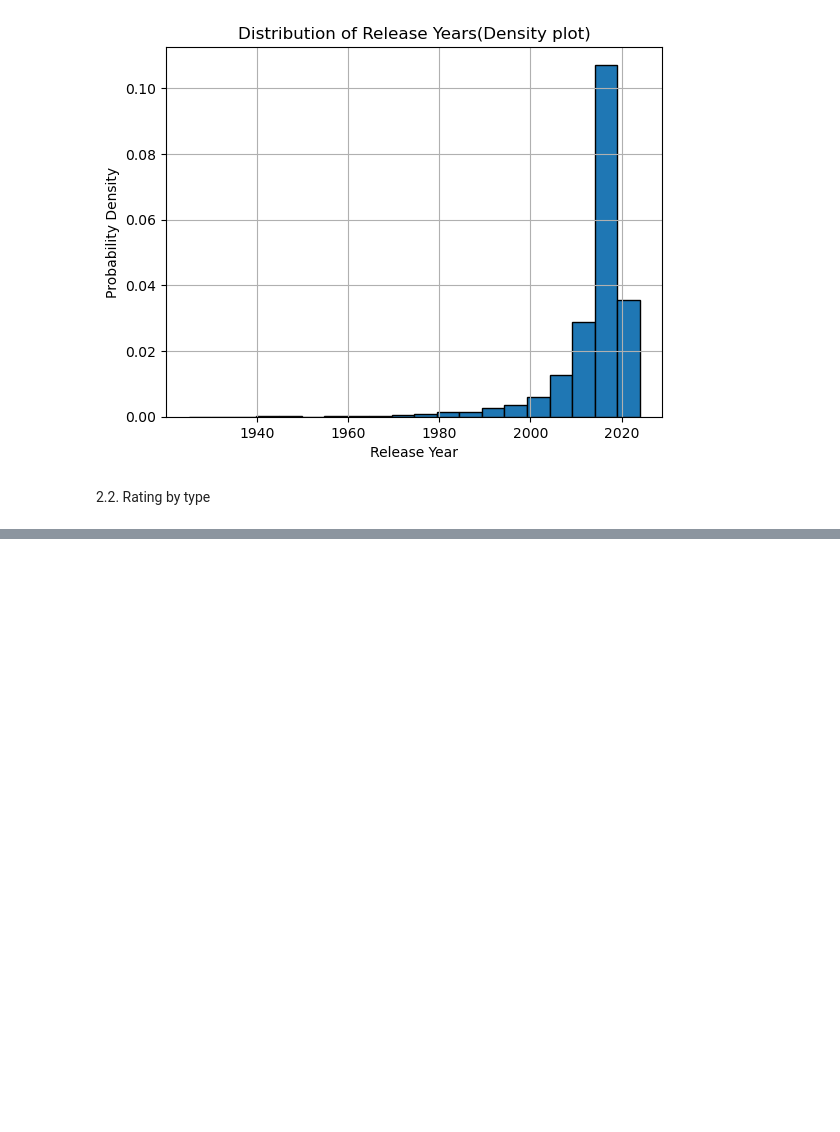
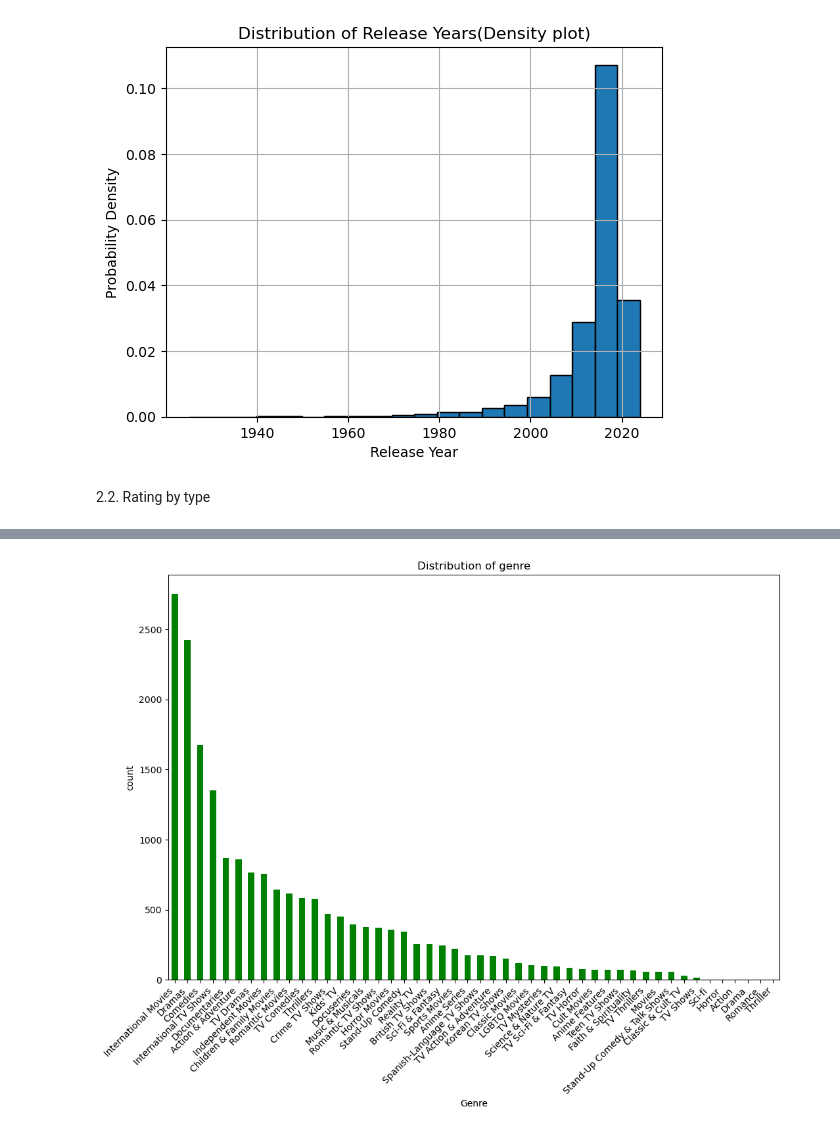
Before and after one commit to ashimwedenyse/huzalab-AI-training-ML-models, a Jupyter notebook: week9.ipynb, the cells around one changed output, grey strips where cells are left out. Cells and saved outputs as stored; diff of their text form; code cells hidden in the pictures; blank space fills up the shorter version.

```diff
--- a/week9.ipynb
+++ b/week9.ipynb
@@ -261,0 +286,3 @@ plt.show()
+# %%
+data['listed_in'] =data['listed_in'].str.split(', ')
+data['listed_in'].explode().value_counts()
@@ -261,0 +307,10 @@ plt.show()
+# %%
+plt.figure(figsize=(12,8))
+data['listed_in'].explode().value_counts().plot(kind='bar',color='green')
+plt.title('Distribution of genre')
+plt.xlabel('Genre')
+plt.ylabel('count')
+plt.xticks(rotation=45,ha='right')
+plt.show()
+# %% [output]
+[figure, added]
```
Also changed, not shown: parts of 24 cells of this notebook.
